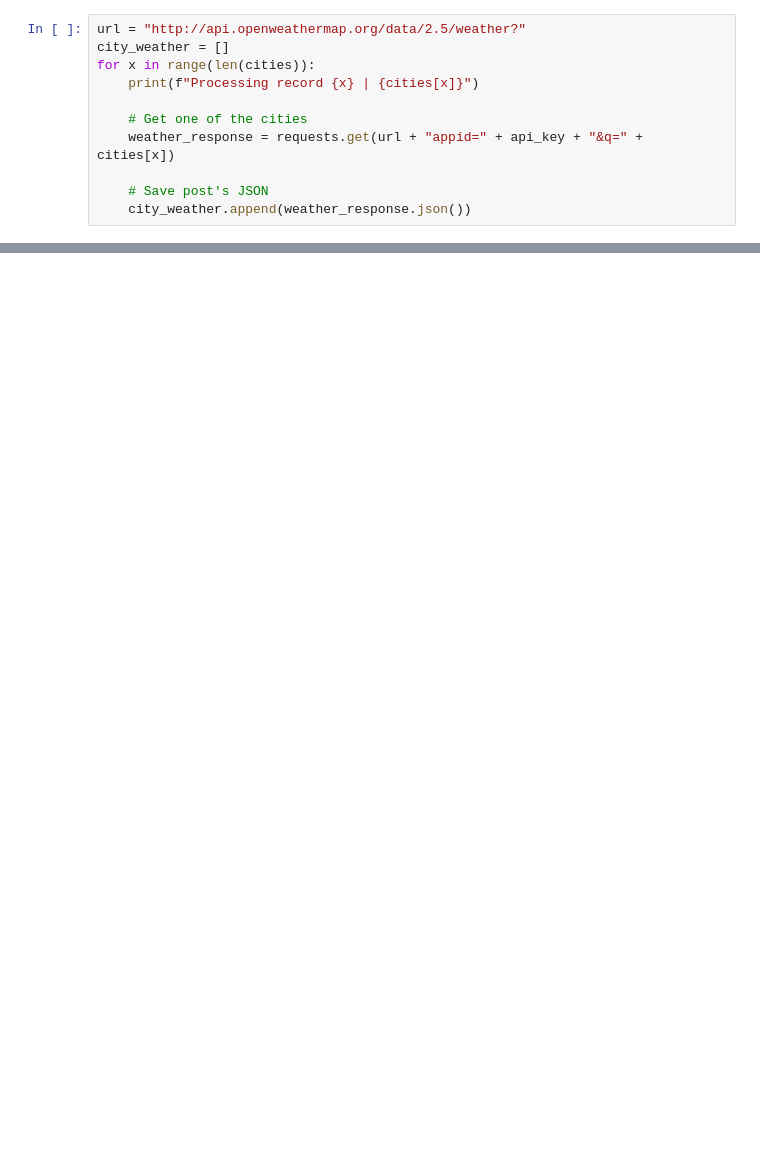
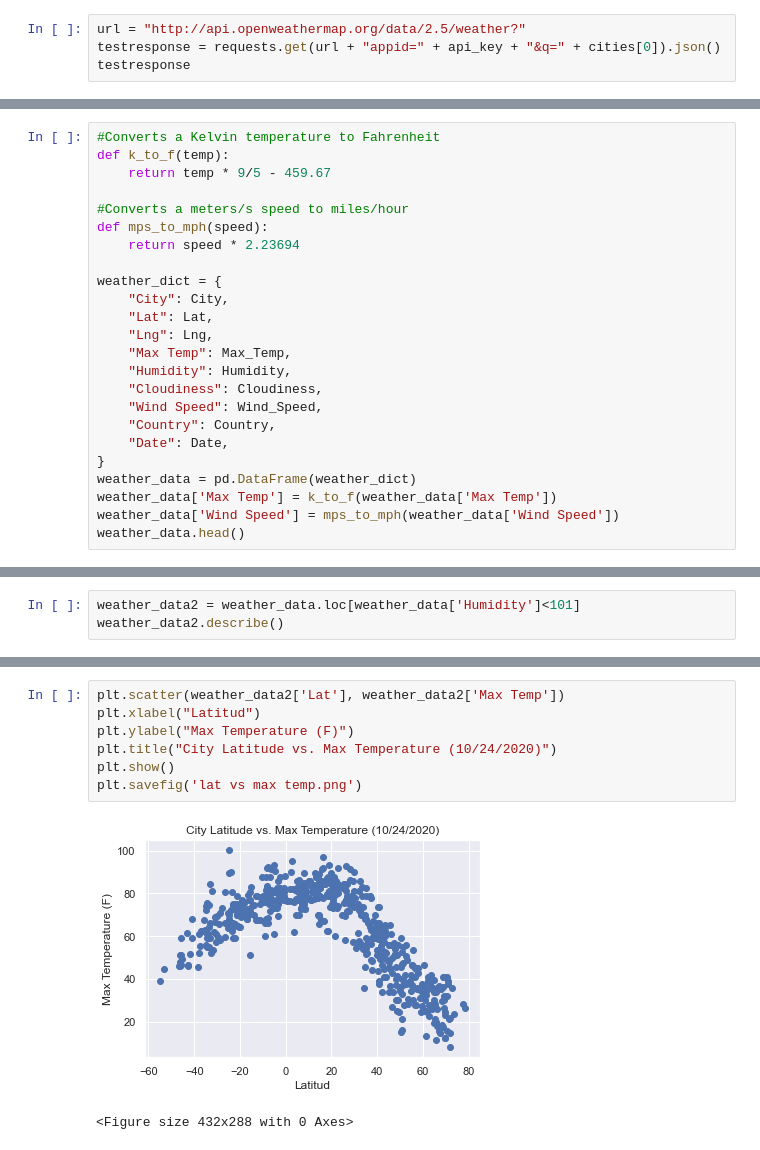
Before and after one commit to marinasd87/python-api-challenge, a Jupyter notebook: WeatherPy/WeatherPy.ipynb, the cells around one changed output, grey strips where cells are left out. Saved outputs shown, nothing was run; the diff lists cells and outputs as text; blank space fills up the shorter version.

Commit message:
Weather script final

```diff
--- a/WeatherPy/WeatherPy.ipynb
+++ b/WeatherPy/WeatherPy.ipynb
@@ -89,12 +73,5 @@ plt.show()
 # %%
 url = "http://api.openweathermap.org/data/2.5/weather?"
-city_weather = []
-for x in range(len(cities)):
-    print(f"Processing record {x} | {cities[x]}")
-
-    # Get one of the cities
-    weather_response = requests.get(url + "appid=" + api_key + "&q=" + cities[x])
-
-    # Save post's JSON
-    city_weather.append(weather_response.json())
+testresponse = requests.get(url + "appid=" + api_key + "&q=" + cities[0]).json()
+testresponse
 # %% [output]
@@ -172,0 +132,24 @@ city_weatherDF.head()
+# %%
+#Converts a Kelvin temperature to Fahrenheit
+def k_to_f(temp):
+    return temp * 9/5 - 459.67
+
+#Converts a meters/s speed to miles/hour
+def mps_to_mph(speed):
+    return speed * 2.23694
+
+weather_dict = {
+    "City": City,
+    "Lat": Lat,
+    "Lng": Lng,
+    "Max Temp": Max_Temp,
+    "Humidity": Humidity,
+    "Cloudiness": Cloudiness,
+    "Wind Speed": Wind_Speed,
+    "Country": Country,
+    "Date": Date,
+}
+weather_data = pd.DataFrame(weather_dict)
+weather_data['Max Temp'] = k_to_f(weather_data['Max Temp'])
+weather_data['Wind Speed'] = mps_to_mph(weather_data['Wind Speed'])
+weather_data.head()
@@ -174,0 +177,3 @@ weather_df.to_csv("cities.csv")
+# %%
+weather_data2 = weather_data.loc[weather_data['Humidity']<101]
+weather_data2.describe()
@@ -174,0 +190,10 @@ weather_df.to_csv("cities.csv")
+# %%
+plt.scatter(weather_data2['Lat'], weather_data2['Max Temp'])
+plt.xlabel("Latitud")
+plt.ylabel("Max Temperature (F)")
+plt.title("City Latitude vs. Max Temperature (10/24/2020)")
+plt.show()
+plt.savefig('lat vs max temp.png')
+# %% [output]
+[figure, added]
+<Figure size 432x288 with 0 Axes>
```
Also changed, not shown: parts of 26 cells of this notebook, 8 other files.
